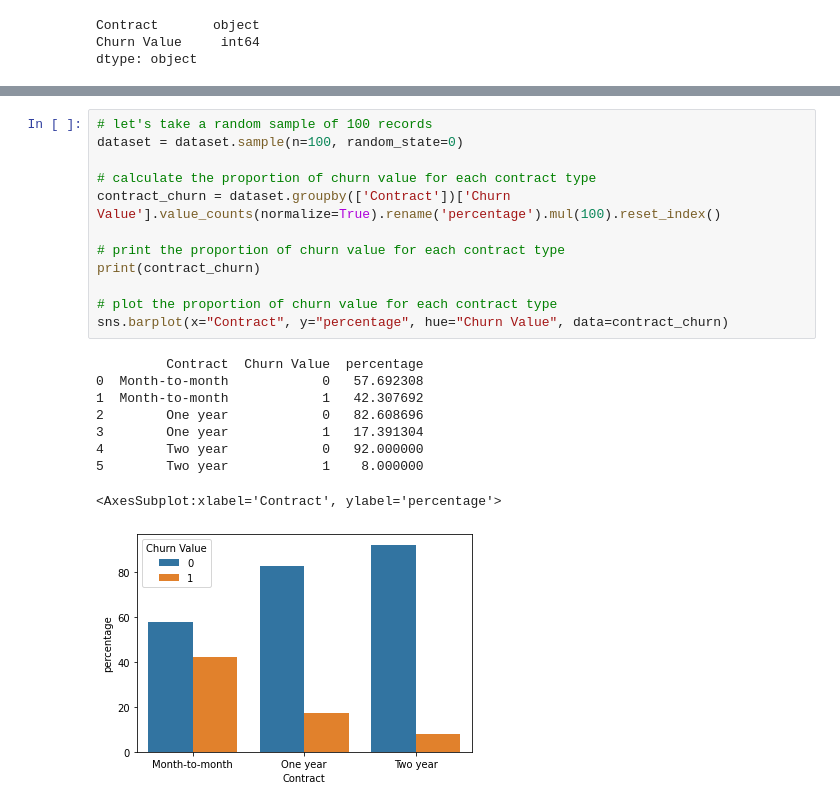
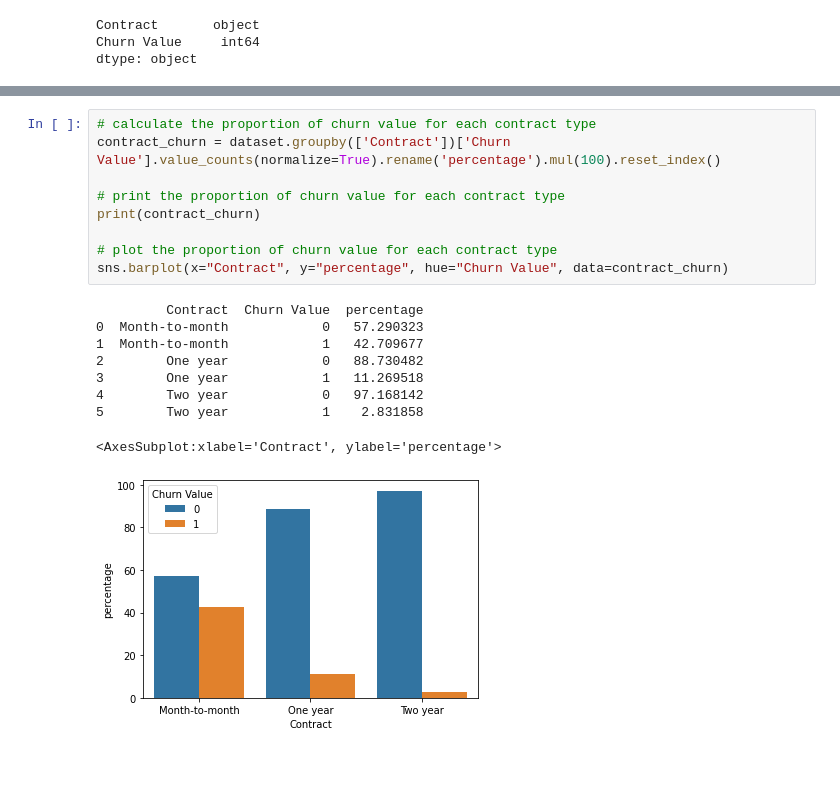
Before and after one commit to Ahmedmma72/Customer-Churn-Analysis-For-Telecommunication, a Jupyter notebook: Q2/q2.ipynb, the cells around one changed output, grey strips where cells are left out. Drawn from its saved outputs; the diff is of its cells as text; blank space fills up the shorter version.

```diff
--- a/Q2/q2.ipynb
+++ b/Q2/q2.ipynb
@@ -43,22 +67,19 @@ dtype: object
 # %%
-# let's take a random sample of 100 records
-dataset = dataset.sample(n=100, random_state=0)
-
 # calculate the proportion of churn value for each contract type
 contract_churn = dataset.groupby(['Contract'])['Churn Value'].value_counts(normalize=True).rename('percentage').mul(100).reset_index()
 
 # print the proportion of churn value for each contract type
 print(contract_churn)
 
 # plot the proportion of churn value for each contract type
 sns.barplot(x="Contract", y="percentage", hue="Churn Value", data=contract_churn)
 # %% [output]
          Contract  Churn Value  percentage
-0  Month-to-month            0   57.692308
-1  Month-to-month            1   42.307692
-2        One year            0   82.608696
-3        One year            1   17.391304
-4        Two year            0   92.000000
-5        Two year            1    8.000000
+0  Month-to-month            0   57.290323
+1  Month-to-month            1   42.709677
+2        One year            0   88.730482
+3        One year            1   11.269518
+4        Two year            0   97.168142
+5        Two year            1    2.831858
 <AxesSubplot:xlabel='Contract', ylabel='percentage'>
-[figure, old version]
+[figure, new version]
```
Also changed, not shown: parts of 21 cells of this notebook, 2 other files.
